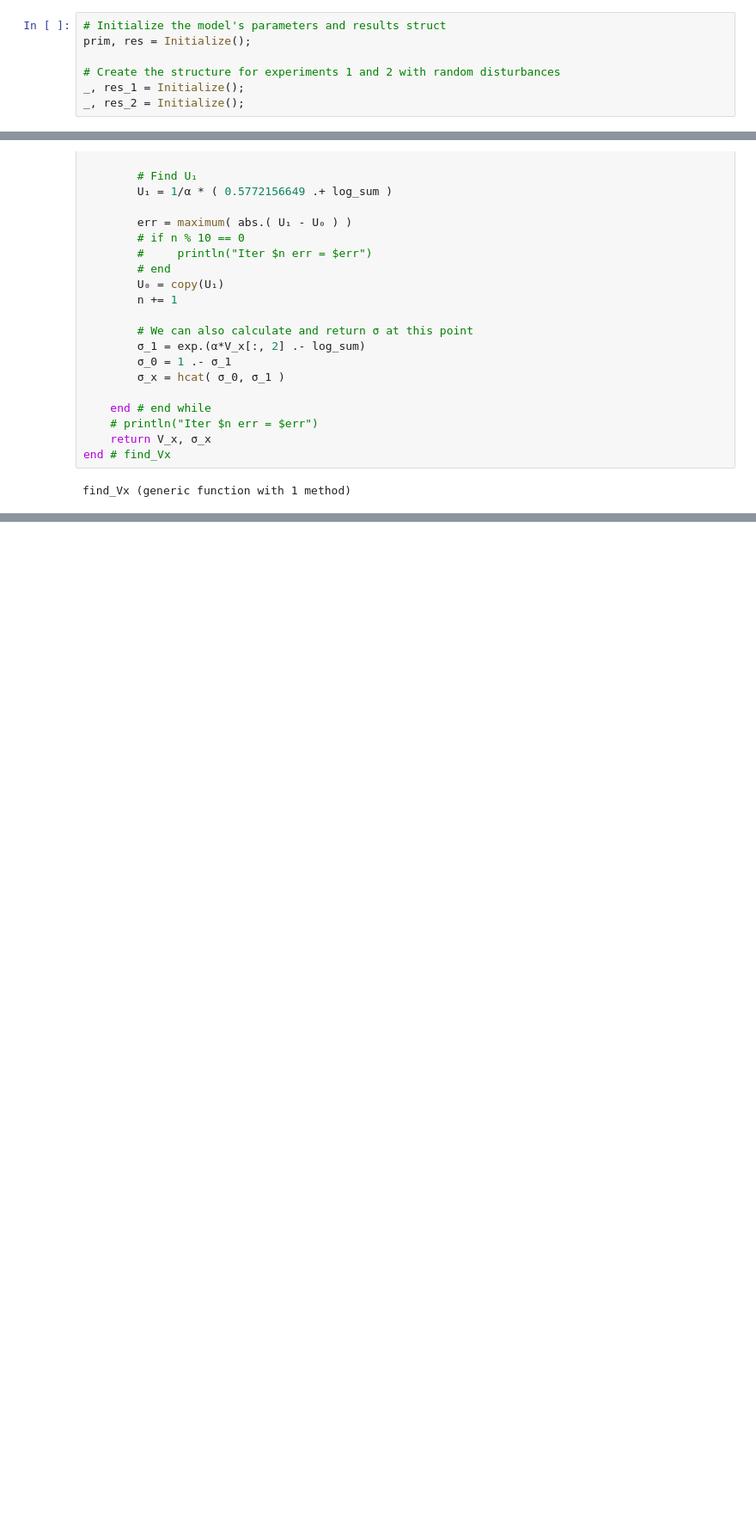
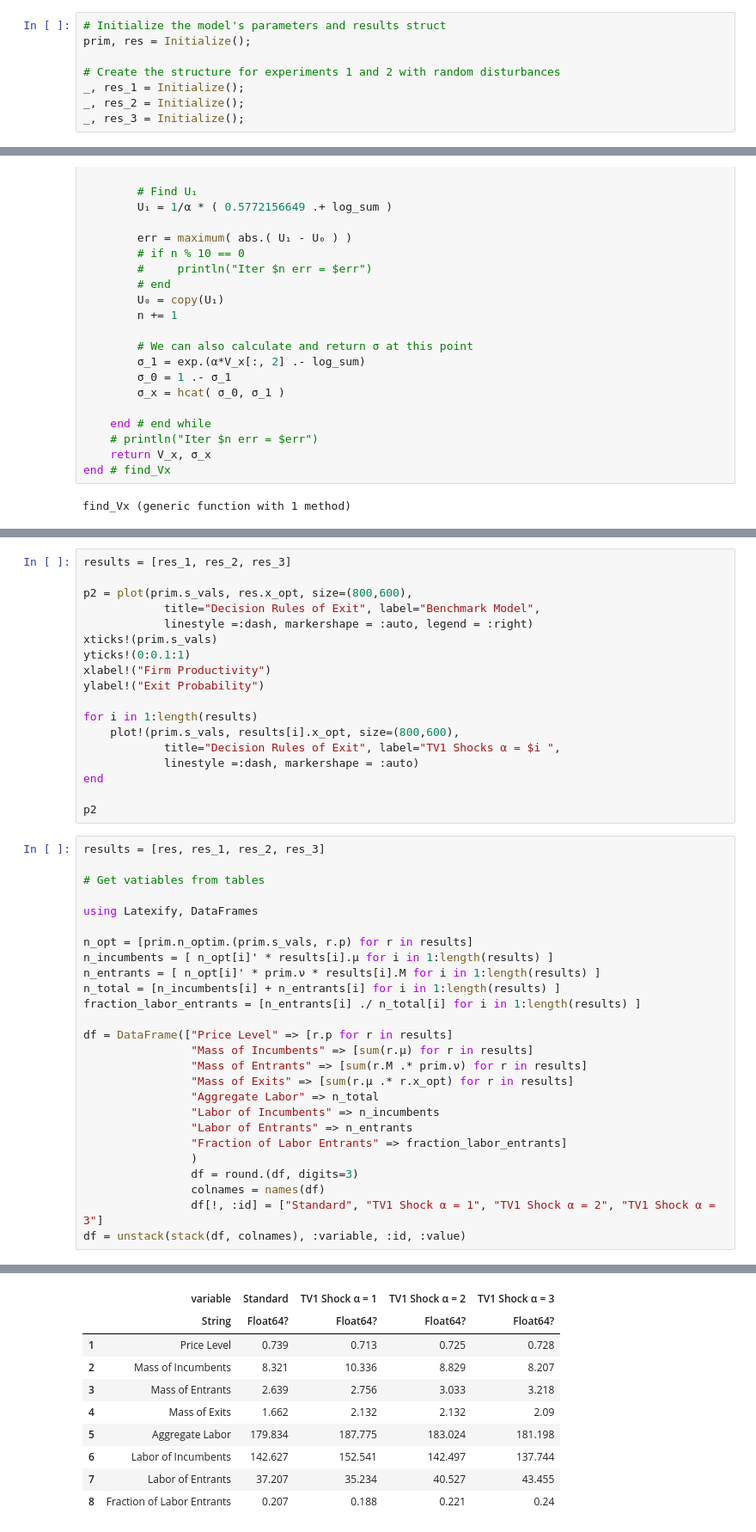
Before and after one commit to yobin-tim/ECON-899, a Jupyter notebook: PS6/Notebooks/PS6.ipynb, the cells around one changed output, grey strips where cells are left out. Shown: that part at 86% size. Drawn from its saved outputs; the diff is of its cells as text; blank space fills up the shorter version.

```diff
--- a/PS6/Notebooks/PS6.ipynb
+++ b/PS6/Notebooks/PS6.ipynb
@@ -27,6 +27,7 @@ prim, res = Initialize();
 # Create the structure for experiments 1 and 2 with random disturbances
 _, res_1 = Initialize();
 _, res_2 = Initialize();
+_, res_3 = Initialize();
 # %% [markdown]
 
 ### Equilibrium
@@ -539,0 +556,45 @@ Labor Market Cleared
+# %%
+results = [res_1, res_2, res_3]
+
+p2 = plot(prim.s_vals, res.x_opt, size=(800,600),
+            title="Decision Rules of Exit", label="Benchmark Model",
+            linestyle =:dash, markershape = :auto, legend = :right)
+xticks!(prim.s_vals)
+yticks!(0:0.1:1)
+xlabel!("Firm Productivity")
+ylabel!("Exit Probability")
+
+for i in 1:length(results)
+    plot!(prim.s_vals, results[i].x_opt, size=(800,600),
+            title="Decision Rules of Exit", label="TV1 Shocks α = $i ",
+            linestyle =:dash, markershape = :auto)
+end
+
+p2
+# %%
+results = [res, res_1, res_2, res_3]
+
+# Get vatiables from tables
+
+using Latexify, DataFrames
+
+n_opt = [prim.n_optim.(prim.s_vals, r.p) for r in results]
+n_incumbents = [ n_opt[i]' * results[i].μ for i in 1:length(results) ]
+n_entrants = [ n_opt[i]' * prim.ν * results[i].M for i in 1:length(results) ]
+n_total = [n_incumbents[i] + n_entrants[i] for i in 1:length(results) ]
+fraction_labor_entrants = [n_entrants[i] ./ n_total[i] for i in 1:length(results) ]
+
+df = DataFrame(["Price Level" => [r.p for r in results]
+                "Mass of Incumbents" => [sum(r.μ) for r in results]
+                "Mass of Entrants" => [sum(r.M .* prim.ν) for r in results]
+                "Mass of Exits" => [sum(r.μ .* r.x_opt) for r in results]
+                "Aggregate Labor" => n_total
+                "Labor of Incumbents" => n_incumbents
+                "Labor of Entrants" => n_entrants
+                "Fraction of Labor Entrants" => fraction_labor_entrants]
+                )
+                df = round.(df, digits=3)
+                colnames = names(df)
+                df[!, :id] = ["Standard", "TV1 Shock α = 1", "TV1 Shock α = 2", "TV1 Shock α = 3"]
+df = unstack(stack(df, colnames), :variable, :id, :value)
+# %% [output]
@@ -539,0 +602,10 @@ Labor Market Cleared
+|  | variable | Standard | TV1 Shock α = 1 | TV1 Shock α = 2 | TV1 Shock α = 3 |
+|  | String | Float64? | Float64? | Float64? | Float64? |
+| 1 | Price Level | 0.739 | 0.713 | 0.725 | 0.728 |
+| 2 | Mass of Incumbents | 8.321 | 10.336 | 8.829 | 8.207 |
+| 3 | Mass of Entrants | 2.639 | 2.756 | 3.033 | 3.218 |
+| 4 | Mass of Exits | 1.662 | 2.132 | 2.132 | 2.09 |
+| 5 | Aggregate Labor | 179.834 | 187.775 | 183.024 | 181.198 |
+| 6 | Labor of Incumbents | 142.627 | 152.541 | 142.497 | 137.744 |
+| 7 | Labor of Entrants | 37.207 | 35.234 | 40.527 | 43.455 |
+| 8 | Fraction of Labor Entrants | 0.207 | 0.188 | 0.221 | 0.24 |
```
Also changed, not shown: parts of 15 cells of this notebook.
